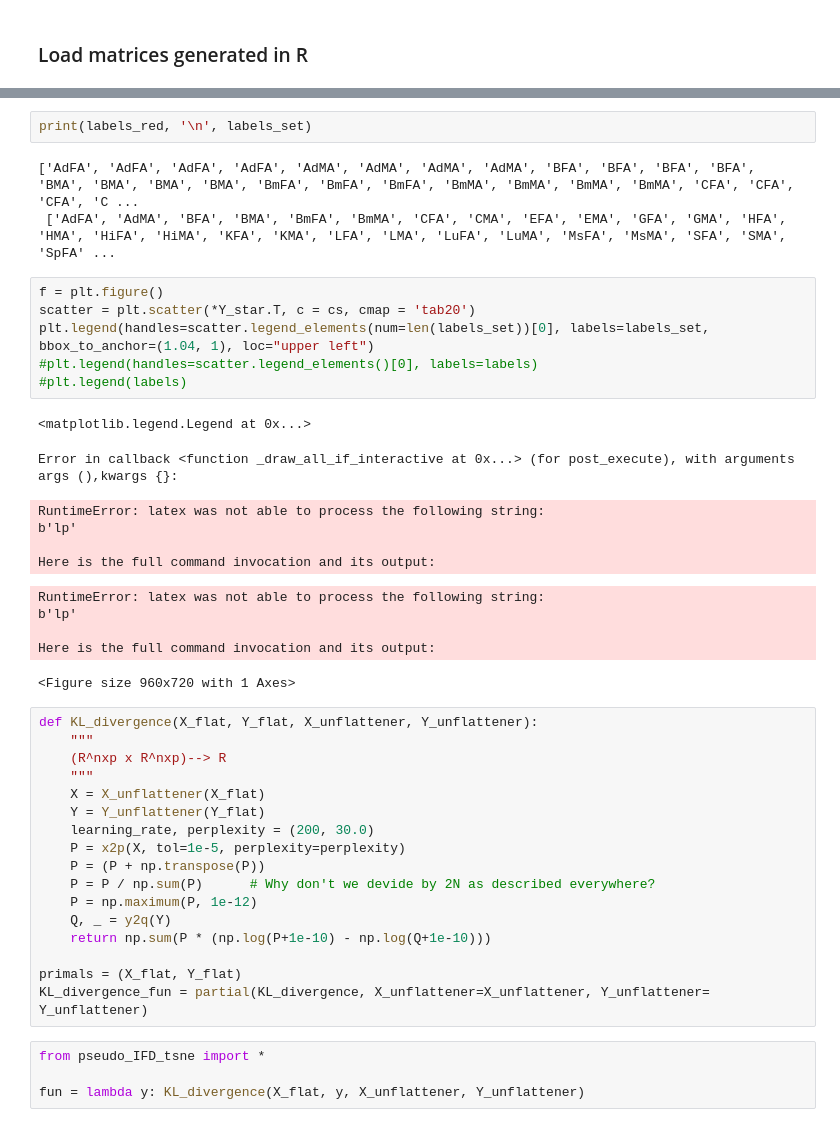
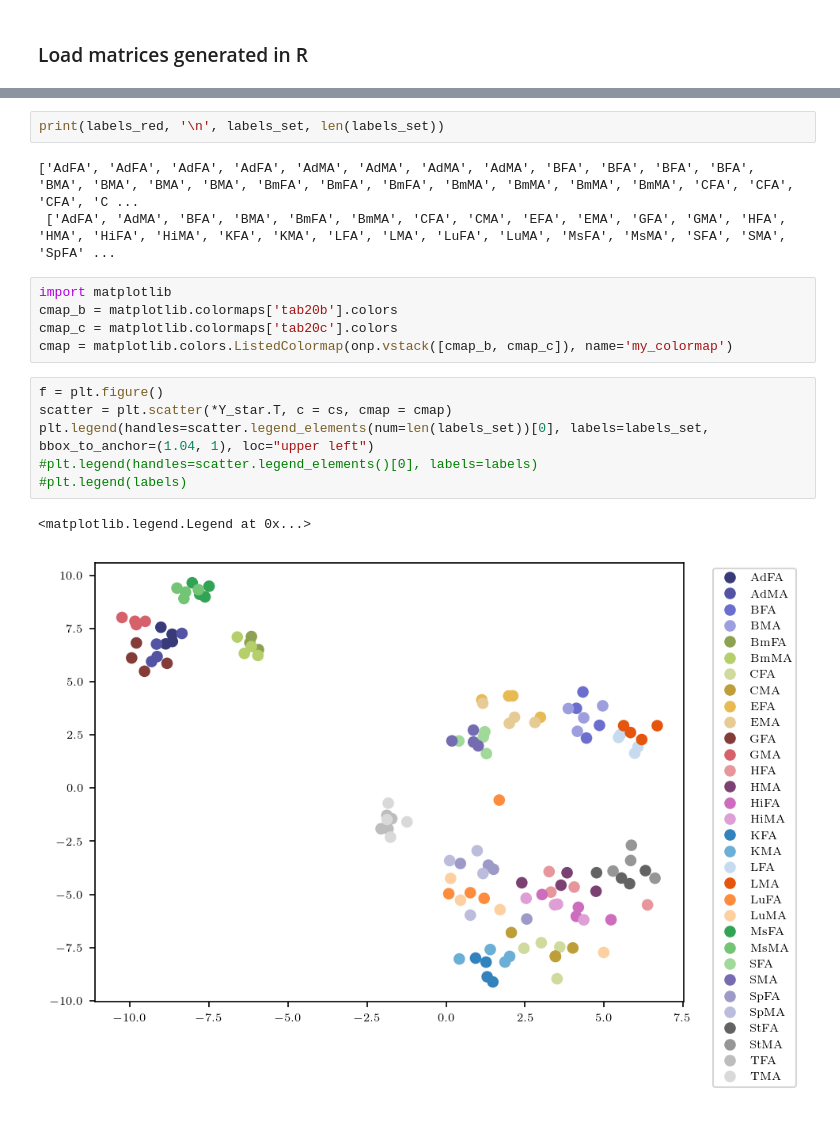
Before and after one commit to Integrative-Transcriptomics/tsne, a Jupyter notebook: diss/agemap_experiment.ipynb, the cells around one changed output, grey strips where cells are left out. Saved outputs shown, nothing was run; the diff lists cells and outputs as text.

```diff
--- a/diss/agemap_experiment.ipynb
+++ b/diss/agemap_experiment.ipynb
@@ -98,44 +101,19 @@ NameError: name 'labels' is not defined
 # %%
-print(labels_red, '\n', labels_set)
+print(labels_red, '\n', labels_set, len(labels_set))
 # %% [output]
 ['AdFA', 'AdFA', 'AdFA', 'AdFA', 'AdMA', 'AdMA', 'AdMA', 'AdMA', 'BFA', 'BFA', 'BFA', 'BFA', 'BMA', 'BMA', 'BMA', 'BMA', 'BmFA', 'BmFA', 'BmFA', 'BmMA', 'BmMA', 'BmMA', 'BmMA', 'CFA', 'CFA', 'CFA', 'C ...
  ['AdFA', 'AdMA', 'BFA', 'BMA', 'BmFA', 'BmMA', 'CFA', 'CMA', 'EFA', 'EMA', 'GFA', 'GMA', 'HFA', 'HMA', 'HiFA', 'HiMA', 'KFA', 'KMA', 'LFA', 'LMA', 'LuFA', 'LuMA', 'MsFA', 'MsMA', 'SFA', 'SMA', 'SpFA' ...
+# %%
+import matplotlib
+cmap_b = matplotlib.colormaps['tab20b'].colors
+cmap_c = matplotlib.colormaps['tab20c'].colors
+cmap = matplotlib.colors.ListedColormap(onp.vstack([cmap_b, cmap_c]), name='my_colormap')
 # %%
 f = plt.figure()
-scatter = plt.scatter(*Y_star.T, c = cs, cmap = 'tab20')
+scatter = plt.scatter(*Y_star.T, c = cs, cmap = cmap)
 plt.legend(handles=scatter.legend_elements(num=len(labels_set))[0], labels=labels_set, bbox_to_anchor=(1.04, 1), loc="upper left")
 #plt.legend(handles=scatter.legend_elements()[0], labels=labels)
 #plt.legend(labels)
 # %% [output]
 <matplotlib.legend.Legend at 0x...>
-Error in callback <function _draw_all_if_interactive at 0x...> (for post_execute), with arguments args (),kwargs {}:
-RuntimeError: latex was not able to process the following string:
-b'lp'
-
-Here is the full command invocation and its output:
-RuntimeError: latex was not able to process the following string:
-b'lp'
-
-Here is the full command invocation and its output:
-<Figure size 960x720 with 1 Axes>
+[figure, added]
-# %%
-def KL_divergence(X_flat, Y_flat, X_unflattener, Y_unflattener):
-    """
-    (R^nxp x R^nxp)--> R
-    """
-    X = X_unflattener(X_flat)
-    Y = Y_unflattener(Y_flat)
-    learning_rate, perplexity = (200, 30.0)
-    P = x2p(X, tol=1e-5, perplexity=perplexity)
-    P = (P + np.transpose(P))
-    P = P / np.sum(P)      # Why don't we devide by 2N as described everywhere?
-    P = np.maximum(P, 1e-12)
-    Q, _ = y2q(Y)
-    return np.sum(P * (np.log(P+1e-10) - np.log(Q+1e-10)))
-
-primals = (X_flat, Y_flat)
-KL_divergence_fun = partial(KL_divergence, X_unflattener=X_unflattener, Y_unflattener= Y_unflattener)
-# %%
-from pseudo_IFD_tsne import *
-
-fun = lambda y: KL_divergence(X_flat, y, X_unflattener, Y_unflattener)
```
Also changed, not shown: parts of 35 cells of this notebook, 14 other files.
